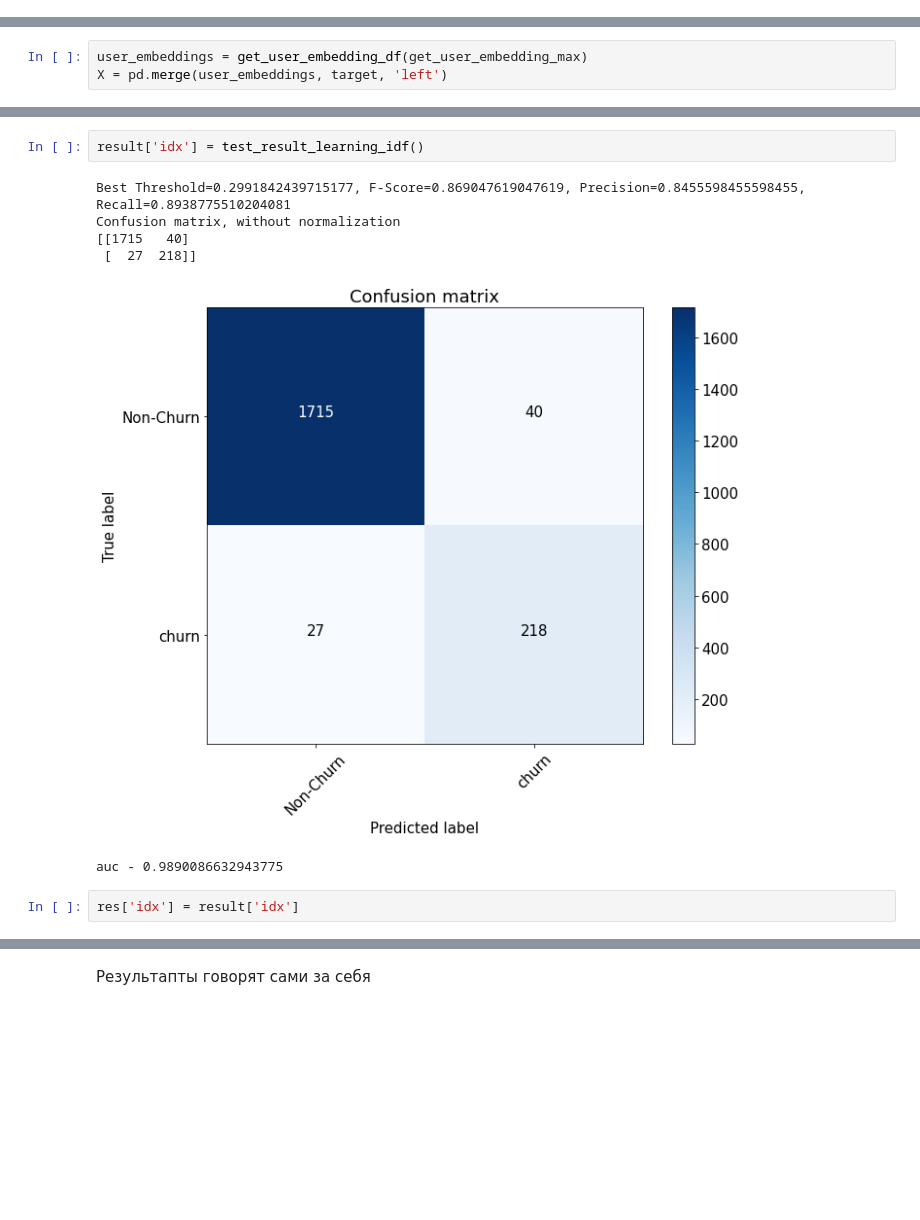
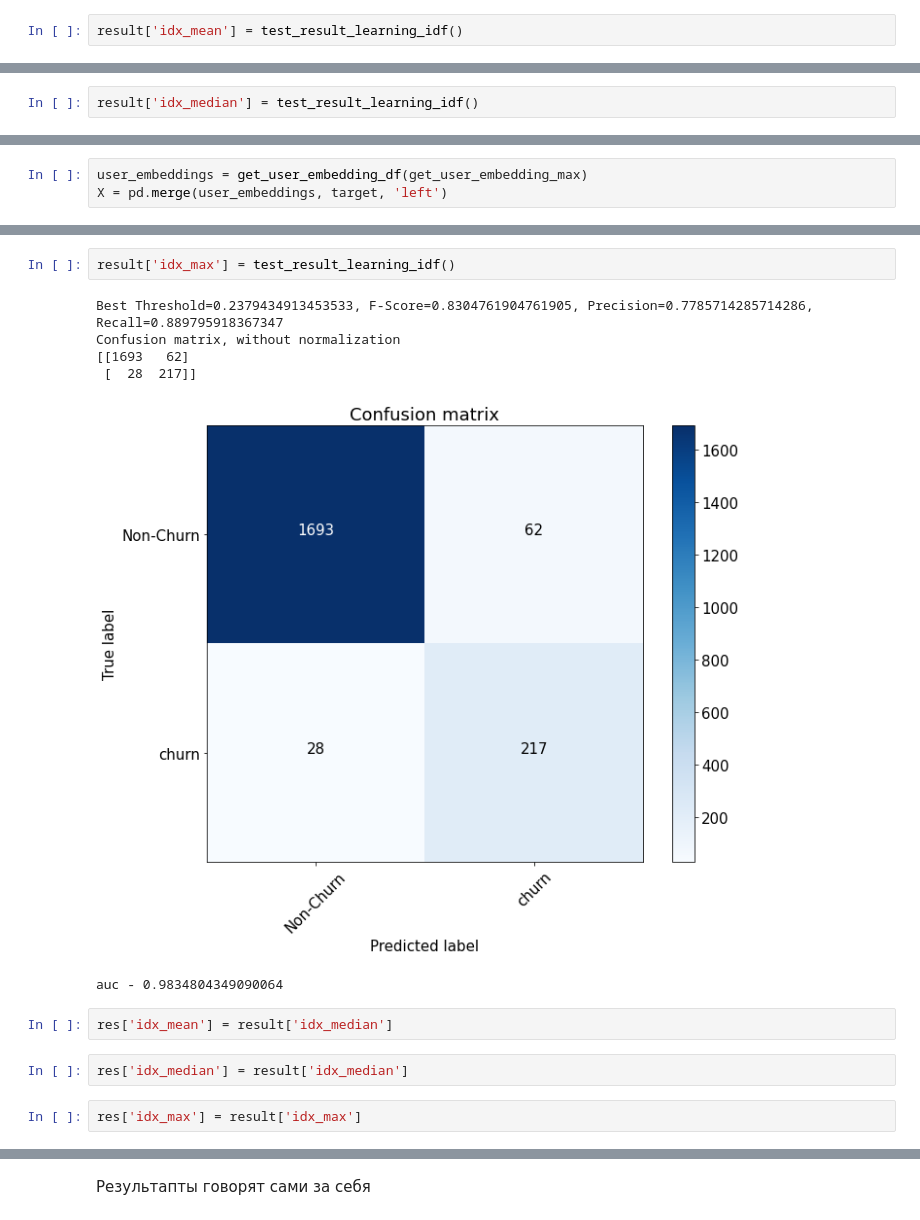
Before and after one commit to Vitalylqw/ML_in_Bussness, a Jupyter notebook: HW_2.ipynb, the cells around one changed output, grey strips where cells are left out. Cells and saved outputs as stored; diff of their text form; blank space fills up the shorter version.

```diff
--- a/HW_2.ipynb
+++ b/HW_2.ipynb
@@ -641,0 +670,2 @@ users_
+# %%
+result['idx_mean'] = test_result_learning_idf()
@@ -641,0 +682,2 @@ users_
+# %%
+result['idx_median'] = test_result_learning_idf()
@@ -686,14 +694,18 @@ def test_result_learning_idf():
 # %%
-result['idx'] = test_result_learning_idf()
+result['idx_max'] = test_result_learning_idf()
 # %% [output]
-Best Threshold=0.2991842439715177, F-Score=0.869047619047619, Precision=0.8455598455598455, Recall=0.8938775510204081
+Best Threshold=0.2379434913453533, F-Score=0.8304761904761905, Precision=0.7785714285714286, Recall=0.889795918367347
 Confusion matrix, without normalization
-[[1715   40]
- [  27  218]]
+[[1693   62]
+ [  28  217]]
-[figure, old version]
+[figure, new version]
-auc - 0.9890086632943775
+auc - 0.9834804349090064
 # %%
-res['idx'] = result['idx']
+res['idx_mean'] = result['idx_median']
+# %%
+res['idx_median'] = result['idx_median']
+# %%
+res['idx_max'] = result['idx_max']
 # %%
 res
 # %% [output]
```
Also changed, not shown: parts of 28 cells of this notebook.
